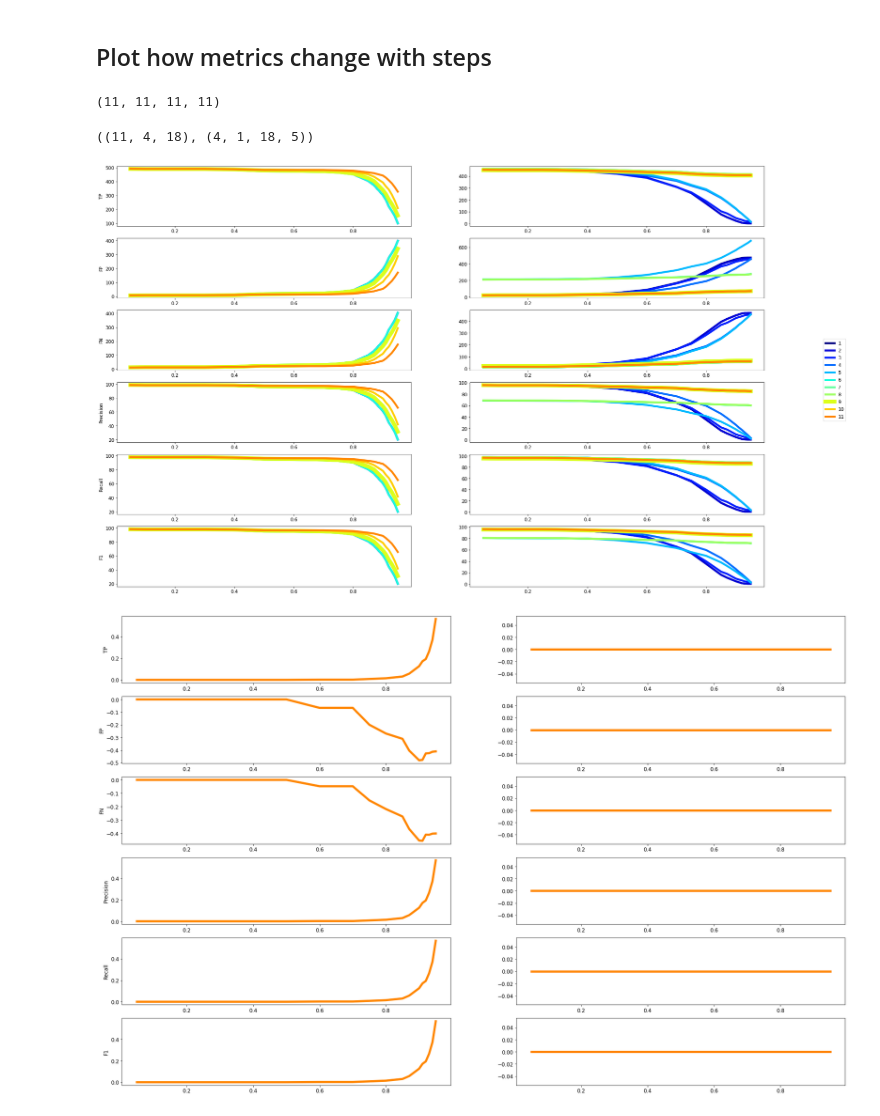
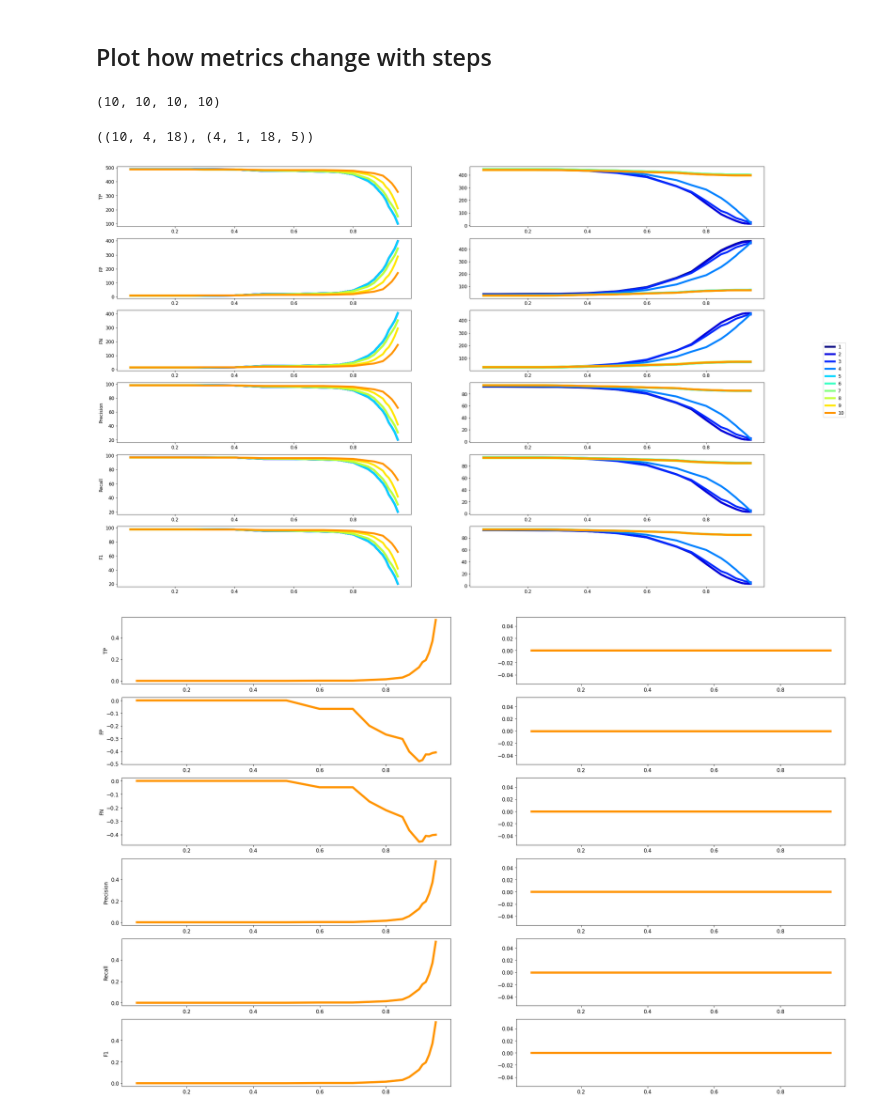
Before and after one commit to ReadingTimeMachine/figure_and_caption_extraction, a Jupyter notebook: explore_calculate_metrics.ipynb, the cells around one changed output. Saved outputs shown, nothing was run; the diff lists cells and outputs as text; code cells hidden in the pictures.

Commit message:
incorporate other metrics, probably should clean code

```diff
--- a/explore_calculate_metrics.ipynb
+++ b/explore_calculate_metrics.ipynb
@@ -1500,18 +1480,18 @@ trueboxes = [truebox, #1
              truebox, #2
              truebox, #3
              truebox, #4
-             truebox, #4
-             truebox1, #5
-             truebox1, #5
+             #truebox, #5
              truebox1, #6
-             truebox1, #6
-             truebox2, #7
-             truebox3] #8
-foundboxes = [boxes1,
-              sboxes_cleaned, #1
-              boxes_pdf, #2
-              boxes_heur,
-              boxes_heur2, #3
+             truebox1, #7
+             truebox1, #8
+             truebox1, #9
+             truebox2, #10
+             truebox3] #11
+foundboxes = [boxes1,#1
+              sboxes_cleaned, #2
+              boxes_pdf, #3
+              boxes_heur,#4
+              #boxes_heur2, #5
               boxes_par_found,
               boxes_sq1,
               boxes_sq2, #6 --
@@ -1522,7 +1502,7 @@ foundlabels=[labels1,
              slabels_cleaned,
              labels_pdf,
              labels_heur,
-            labels_heur2,
+            #labels_heur2,
              labels_par_found,
              labels_sq1,
              labels_sq2,
@@ -1533,7 +1513,7 @@ foundscores=[scores1,
              sscores_cleaned,
              scores_pdf,
              scores_heur,
-            scores_heur2,
+            #scores_heur2,
              scores_par_found,
              scores_sq1,
              scores_sq2,
@@ -1543,7 +1523,7 @@ foundscores=[scores1,
 # %%
 len(trueboxes), len(foundboxes), len(foundlabels), len(foundscores)
 # %% [output]
-(11, 11, 11, 11)
+(10, 10, 10, 10)
 # %%
 #precsave[0]
 # %%
@@ -1566,7 +1546,7 @@ for t,fb,fl,fs in zip(trueboxes, foundboxes, foundlabels, foundscores):
 #labels1
 np.array(TPsave).shape, TPs.shape
 # %% [output]
-((11, 4, 18), (4, 1, 18, 5))
+((10, 4, 18), (4, 1, 18, 5))
 # %%
 n = len(foundboxes)+3
 colors = plt.cm.jet(np.linspace(0,1,n))
@@ -1574,32 +1554,32 @@ ylabels = ['TP','FP','FN','Precision', 'Recall', 'F1']
 # %%
 lw=5
 fig, ax = plt.subplots(6,len(LABELS[:2]),figsize=(30,20))
 
 for ip,(p,r,f,tp,fp,fn) in enumerate(zip(precsave,recsave,f1save,TPsave,FPsave,FNsave)):
     lwh=lw
     #lwh=5
-    if ip==8: lwh=10
+    #if ip==8: lwh=10
     #lwh = 8-ip
     for il in range(len(LABELS[:2])):
         ax[0][il].plot(iouvec2, tp[il],color=colors[ip],lw=lwh)
         ax[1][il].plot(iouvec2, fp[il],color=colors[ip],lw=lwh)
         ax[2][il].plot(iouvec2, fn[il],color=colors[ip],lw=lwh)
         if il == 0:
             ax[3][il].plot(iouvec2, p[il],color=colors[ip],label=str(ip+1),lw=lwh)
         else:
             ax[3][il].plot(iouvec2, p[il],color=colors[ip],lw=lwh)
         ax[4][il].plot(iouvec2, r[il],color=colors[ip],lw=lwh)
         ax[5][il].plot(iouvec2, f[il],color=colors[ip],lw=lwh)
 
 for k in range(6):
     ax[k][0].set_ylabel(ylabels[k])
     #for j in range(len(LABELS[:2])):
     #    ax[k][j].set_yscale('log')
 
 fig.legend(loc='center right')
 plt.show()
 # %% [output]
-[figure, old version]
+[figure, new version]
 # %%
 # plot ratio of last 2 changes
 fig, ax = plt.subplots(6,len(LABELS[:2]),figsize=(30,20))
```
Also changed, not shown: parts of 10 cells of this notebook.
